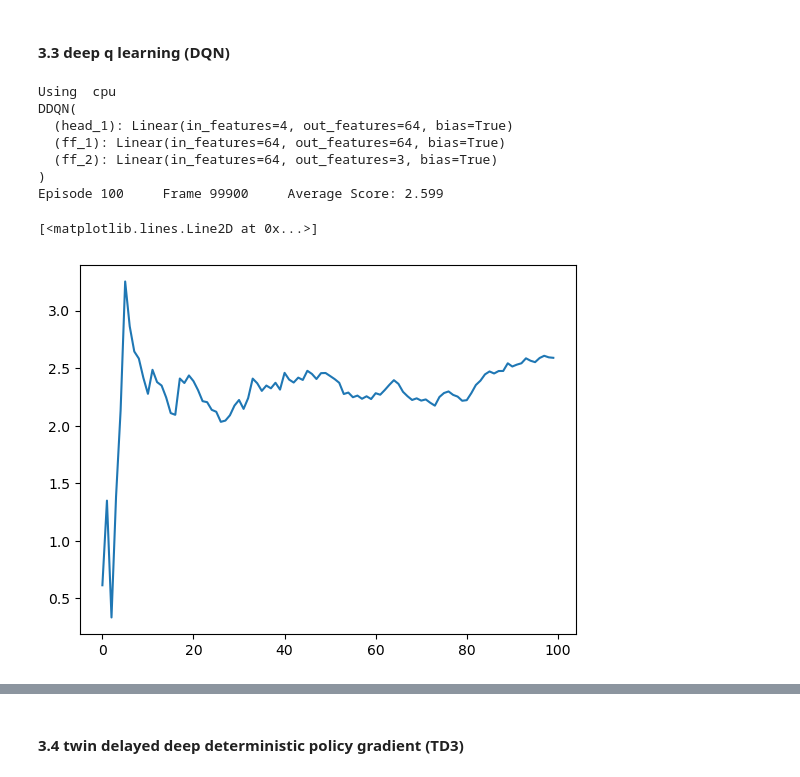
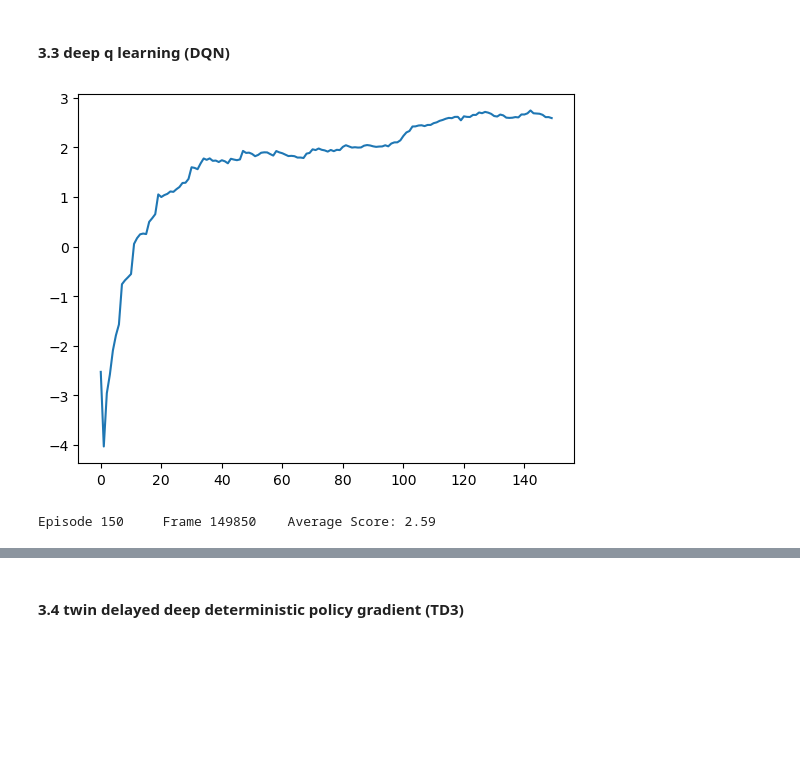
Before and after one commit to quintengeerts2000/MasterThesis-DRL_applications_to_stat_arb, a Jupyter notebook: monte_carlo_simulators/OU_reinforcement_learning.ipynb, the cells around one changed output, grey strips where cells are left out. Cells and saved outputs as stored; diff of their text form; code cells hidden in the pictures; blank space fills up the shorter version.

```diff
--- a/monte_carlo_simulators/OU_reinforcement_learning.ipynb
+++ b/monte_carlo_simulators/OU_reinforcement_learning.ipynb
@@ -271,20 +271,20 @@ tau  = 0.005 # Target network update rate
 #r = 0.0
 #tc = 0.0
 #env = TradingEnvironment(process,T,r,p,mode='intensity', max_pi=100, max_change=20,initial_wealth=0, transaction_costs=tc)
-
+N = 1
 p = np.ones(N)
 #process = ornstein_uhlenbeck_process(theta,mu,sigma,delta_t)
-#N = 1
+#
 process = OU_process_shuffler(N,T,L)
 r = 0.0
-tc = 0.0
+tc = 0.002
 env = TradingEnvironment(process,T,r,p,mode='portfolio', max_pi=1, max_change=1,initial_wealth=0, transaction_costs=tc)
 
 #writer = SummaryWriter("runs/"+"DQN_LL_new_1")
-frames = 100000
-seed = 10
-BUFFER_SIZE = 10000
-BATCH_SIZE = 96
+frames = 150000
+seed = 1
+BUFFER_SIZE = 1000000
+BATCH_SIZE = 64
 GAMMA = 0.99
 TAU = 1e-2
 eps_frames=5000
@@ -341,47 +341,40 @@ for frame in range(1, frames+1):
     action = agent.act(state, eps)
 
     next_state, reward, done, _ = env.step([action_to_portfolio[action]])
     next_state = dict_to_features(next_state)
     agent.step(state, action, reward, next_state, done)#, writer)
     state = next_state
     score += reward
     # linear annealing to the min epsilon value until eps_frames and from there slowly decease epsilon to 0 until the end of training
     if eps_fixed == False:
         if frame < eps_frames:
             eps = max(eps_start - (frame*(1/eps_frames)), min_eps)
         else:
             eps = max(min_eps - min_eps*((frame-eps_frames)/(frames-eps_frames)), 0.001)
 
     # evaluation runs
-    if frame % 1000 == 0:
-        eval_runs(eps, frame)
+    #if frame % 1000 == 0:
+       # eval_runs(eps, frame)
 
     if done:
         scores_window.append(score)       # save most recent score
         scores.append(score)              # save most recent score
         #writer.add_scalar("Average100", np.mean(scores_window), frame)
         output_history.append(np.mean(scores_window))
+        clear_output(True)
+        plt.plot(output_history)
+        plt.show()
         print('\rEpisode {}\tFrame {} \tAverage Score: {:.2f}'.format(i_episode, frame, np.mean(scores_window)), end="")
         if i_episode % 100 == 0:
             print('\rEpisode {}\tFrame {}\tAverage Score: {:.2f}'.format(i_episode,frame, np.mean(scores_window)))
         i_episode +=1
         state, _ = env.reset()
         state = dict_to_features(state)
         score = 0
 ######
 # %% [output]
+[figure, added]
-Using  cpu
-DDQN(
-  (head_1): Linear(in_features=4, out_features=64, bias=True)
-  (ff_1): Linear(in_features=64, out_features=64, bias=True)
-  (ff_2): Linear(in_features=64, out_features=3, bias=True)
-)
-Episode 100     Frame 99900     Average Score: 2.599
+Episode 150     Frame 149850    Average Score: 2.59
-# %%
-plt.plot(output_history)
-# %% [output]
-[<matplotlib.lines.Line2D at 0x...>]
-[figure, removed]
 # %%
 #state, _ = env.reset(seed=seed)
 #env.seed(seed)
```
Also changed, not shown: parts of 18 cells of this notebook, 5 other files.
